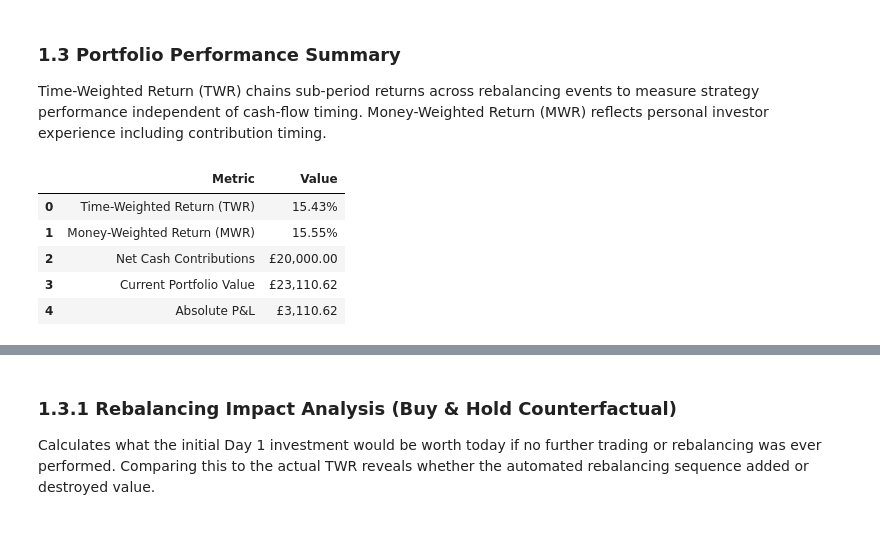
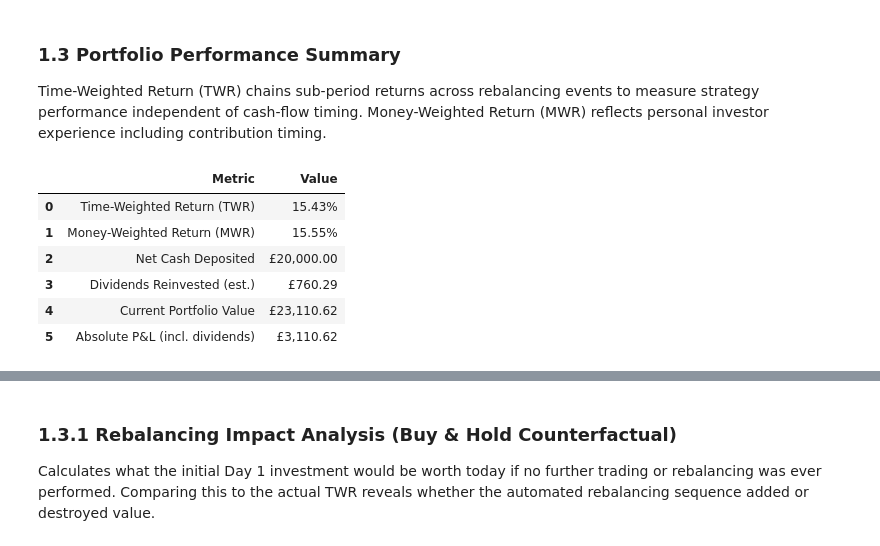
Before and after one commit to nairraks/etf-isa-portfolio, a Jupyter notebook: notebooks/04_performance_tracking.ipynb, the cells around one changed output, grey strips where cells are left out. Cells and saved outputs as stored; diff of their text form; code cells hidden in the pictures.

```diff
--- a/notebooks/04_performance_tracking.ipynb
+++ b/notebooks/04_performance_tracking.ipynb
@@ -174,6 +174,10 @@ for _, t in trades.iterrows():
 
 print(f"\nComputed share ledger for {len(share_ledger)} tickers")
 print(f"Period: {first_trade_date.date()} → {today.date()}")
+
+# ---------- 4. Initialize Backtester ----------
+from etf_utils.backtesting import Backtester
+bt = Backtester(price_data, first_trade_date, today)
 # %% [output]
 Parsed CSV and saved 351 trades to DB for year 2025
 Loaded 351 transactions for 16 tickers
@@ -261,99 +265,48 @@ measure strategy performance independent of cash-flow timing. Money-Weighted Ret
 (MWR) reflects personal investor experience including contribution timing.
 # %%
 # ---------- Calculate Time-Weighted Return (TWR) ----------
-remaining_rebalance_dates = [d for d in rebalance_dates if d > first_trade_date]
-period_boundaries = sorted(set([first_trade_date] + remaining_rebalance_dates + [today]))
-
-running_shares = defaultdict(float)
-sub_period_returns = []
-
-for i in range(len(period_boundaries) - 1):
-    p_start, p_end = period_boundaries[i], period_boundaries[i+1]
-
-    # 1. Update holdings with trades happening EXACTLY at p_start
-    start_trades = trades[trades["trade_date"] == p_start]
-    for _, t in start_trades.iterrows():
-        running_shares[t["ticker"]] += t["signed_qty"]
-
-    # 2. Calculate portfolio value at start of period (post-trade)
-    val_start = 0
-    for tkr, qty in running_shares.items():
-        price = get_price_at(tkr, p_start)
-        if price: val_start += qty * price
-
-    if val_start <= 0: continue
-
-    # 3. Calculate portfolio value at end of period (pre-trade/p_end)
-    val_end_pre = 0
-    for tkr, qty in running_shares.items():
-        price = get_price_at(tkr, p_end)
-        if price: val_end_pre += qty * price
-
-    # 4. Period return (Asset performance during this time slice)
-    sp_ret = (val_end_pre / val_start) - 1
-
-    sub_period_returns.append({
-        "period_start": p_start,
-        "period_end": p_end,
-        "days": (p_end - p_start).days,
-        "portfolio_value_start": round(val_start, 2),
-        "portfolio_value_end": round(val_end_pre, 2),
-        "sub_period_return": sp_ret
-    })
-
-# Chain TWR
-cumulative_twr = 1.0
-for sp in sub_period_returns:
-    cumulative_twr *= (1 + sp["sub_period_return"])
-    sp["cumulative_return"] = (cumulative_twr - 1) * 100
-
-total_twr = (cumulative_twr - 1) * 100
+# Use the centralized Backtester for consistency
+actual_twr_series = bt.run_twr_series(trades)
+total_twr = actual_twr_series.iloc[-1]
 
 # Money-Weighted Return (MWR)
 # Actual cash deposited (excludes dividend reinvestment which appears as trades)
 CASH_DEPOSITED = 20_000
 total_trade_cost = sum(cost_basis.values())
 estimated_dividends_reinvested = total_trade_cost - CASH_DEPOSITED
 total_net_input = CASH_DEPOSITED
 total_current_value = 0
 for t, shares in share_ledger.items():
     px = get_price_at(t, today)
     if px: total_current_value += shares * px
 mwr_return = (total_current_value / total_net_input - 1) * 100
 
 # Portfolio summary table
 summary_data = {
     "Metric": [
         "Time-Weighted Return (TWR)",
         "Money-Weighted Return (MWR)",
-        "Net Cash Contributions",
+        "Net Cash Deposited",
+        "Dividends Reinvested (est.)",
         "Current Portfolio Value",
-        "Absolute P&L",
+        "Absolute P&L (incl. dividends)",
     ],
     "Value": [
         f"{total_twr:.2f}%",
         f"{mwr_return:.2f}%",
-        f"£{total_net_input:,.2f}",
-        f"£{total_current_value:,.2f}",
-        f"£{total_current_value - total_net_input:,.2f}",
+        f"\u00a3{CASH_DEPOSITED:,.2f}",
+        f"\u00a3{estimated_dividends_reinvested:,.2f}",
+        f"\u00a3{total_current_value:,.2f}",
+        f"\u00a3{total_current_value - CASH_DEPOSITED:,.2f}",
     ],
 }
 summary_df = pd.DataFrame(summary_data)
 display(summary_df)
-
-# Sub-period detail table
-print("\nSub-Period Detail (TWR Segments):")
-sp_df = pd.DataFrame(sub_period_returns)
-sp_df["sub_period_return"] = (sp_df["sub_period_return"] * 100).round(2)
-sp_df["cumulative_return"] = sp_df["cumulative_return"].round(2)
-sp_df["period_start"] = sp_df["period_start"].dt.date
-sp_df["period_end"] = sp_df["period_end"].dt.date
-sp_df.columns = ["Period Start", "Period End", "Days", "Value Start (£)", "Value End (£)", "Period Return (%)", "Cumulative Return (%)"]
-display(sp_df)
 # %% [output]
 |  | Metric | Value |
 | 0 | Time-Weighted Return (TWR) | 15.43% |
 | 1 | Money-Weighted Return (MWR) | 15.55% |
-| 2 | Net Cash Contributions | £20,000.00 |
-| 3 | Current Portfolio Value | £23,110.62 |
-| 4 | Absolute P&L | £3,110.62 |
+| 2 | Net Cash Deposited | £20,000.00 |
+| 3 | Dividends Reinvested (est.) | £760.29 |
+| 4 | Current Portfolio Value | £23,110.62 |
+| 5 | Absolute P&L (incl. dividends) | £3,110.62 |
```
Also changed, not shown: parts of 15 cells of this notebook, 4 other files.
